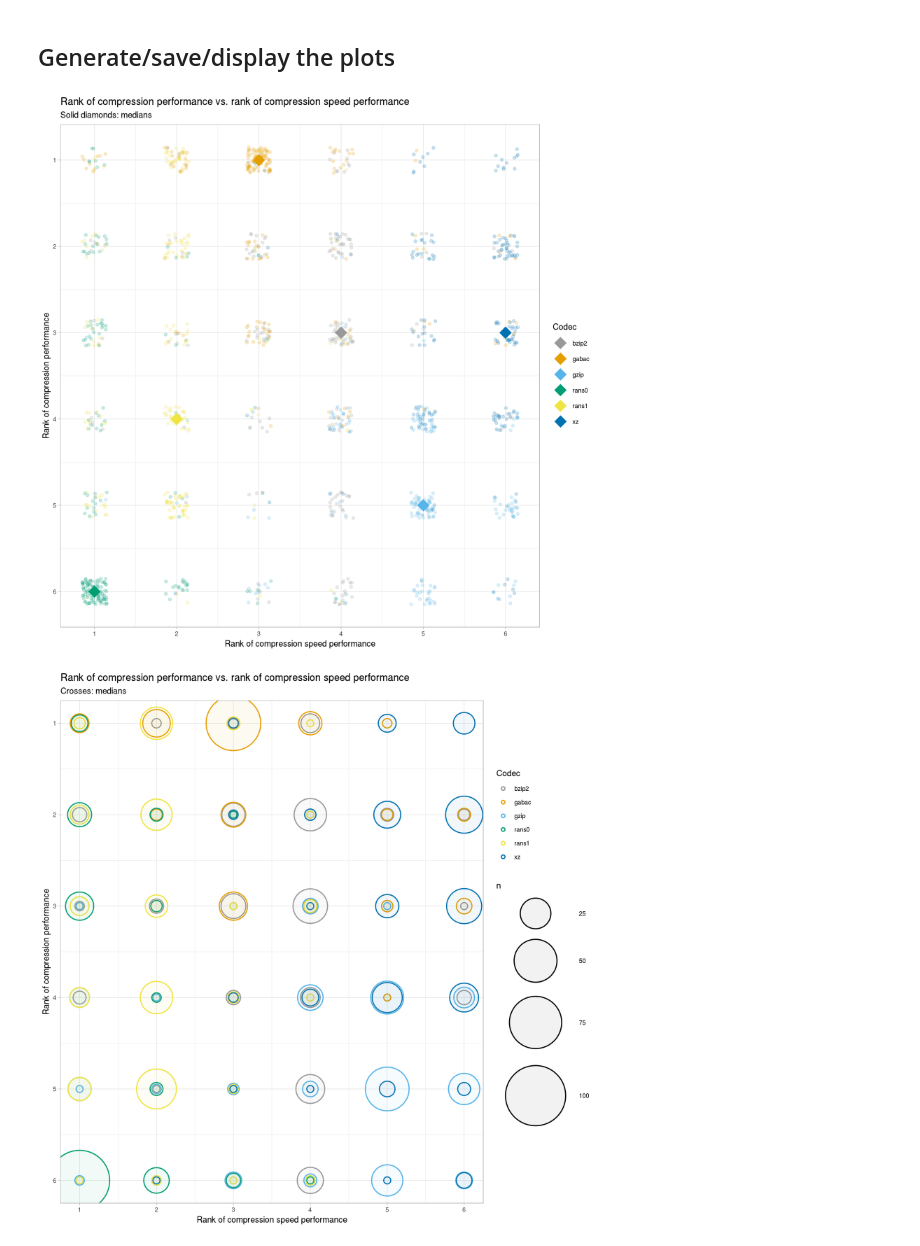
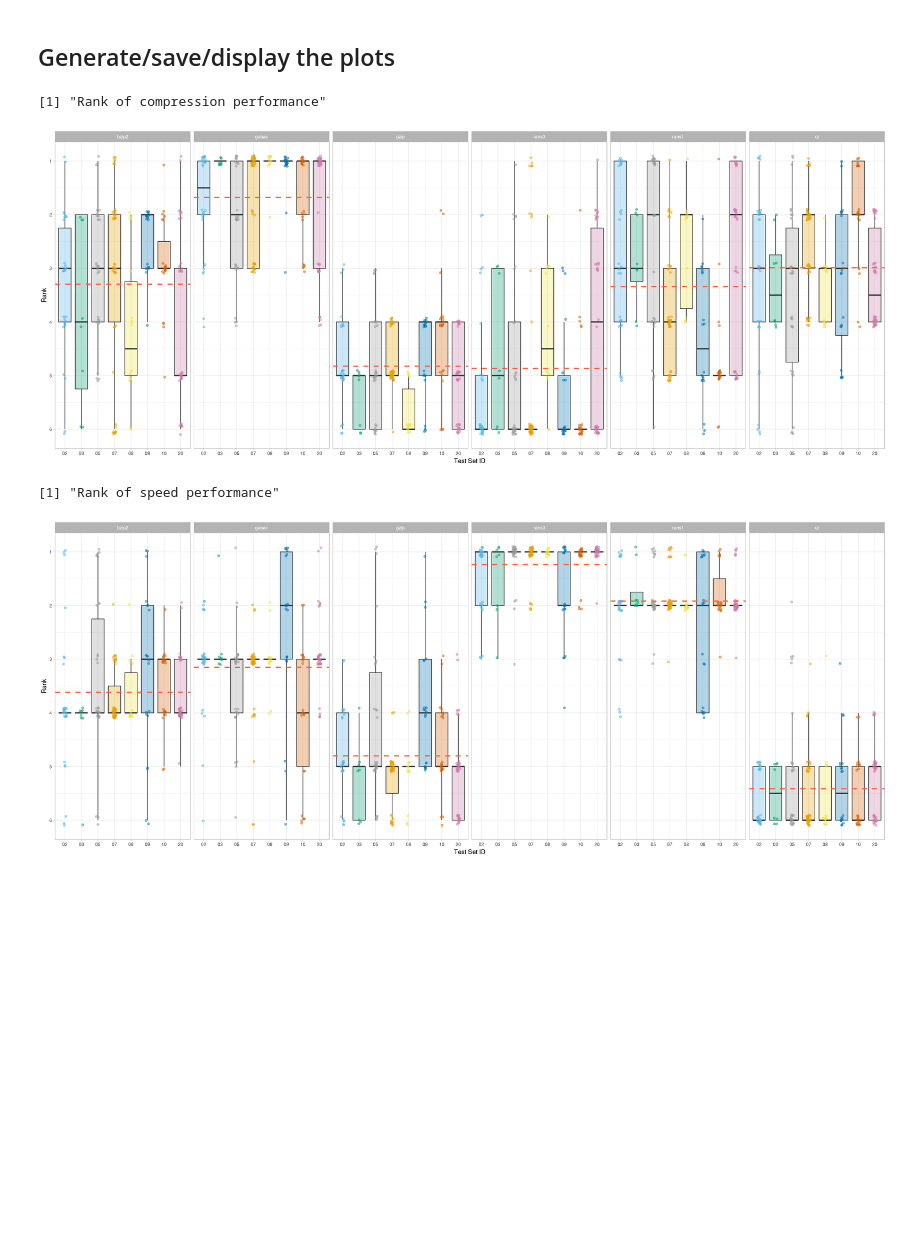
Before and after one commit to voges/gabac, a Jupyter notebook: scripts/codec_comparison/plots.ipynb, the cells around one changed output. Cells and saved outputs as stored; diff of their text form; code cells hidden in the pictures; blank space fills up the shorter version.

Commit message:
Update codec comparison

```diff
--- a/scripts/codec_comparison/plots.ipynb
+++ b/scripts/codec_comparison/plots.ipynb
@@ -10,7 +10,9 @@
 library("dplyr", warn.conflicts = FALSE)
 
 # Load the data
-dataframe = read.csv("mpeg-g-descriptor-streams_summary.csv")
+dataframe = read.csv("MPEG-G_streams_summary.csv")
+#dataframe = read.csv("CRAM_streams_summary.csv")
+#dataframe = read.csv("DeeZ_streams_summary.csv")
 
 # Compute a dataframe containing the medians
 tmp <- dataframe %>% dplyr::group_by(codec) %>% dplyr::summarize(median_compression_time = median(compression_time_s))
@@ -47,73 +49,79 @@ library("IRdisplay")
 pdf(NULL)
 
 # Color blind-friendly palette
-cbPalette <- c("#999999", "#E69F00", "#56B4E9", "#009E73", "#F0E442", "#0072B2", "#D55E00", "#CC79A7")
+cbPalette <- c("#56B4E9", "#009E73", "#999999", "#E69F00", "#F0E442", "#0072B2", "#D55E00", "#CC79A7")
 
 # Rank of compression performance vs. rank of speed performance v1
-ggplot2::ggplot(dataframe, aes(x = compression_speed_rank, y = compression_rank, color = codec)) +
-  ggplot2::geom_jitter(aes(color = as.factor(codec)), size = 1.5, width = 0.15, height = 0.15, alpha = 0.2) +
-  ggplot2::geom_point(data = medians, aes(x = median_compression_speed_rank, y = median_compression_rank), size = 7, shape = 18) +
-  ggplot2::scale_x_continuous(breaks = c(1:6), labels = c(1:6)) +
-  ggplot2::scale_y_reverse(breaks = c(1:6), labels = c(1:6)) +
-  ggplot2::guides(color = guide_legend(title = "Codec")) +
-  ggplot2::theme_light() +
-  ggplot2::scale_fill_manual(values = cbPalette) +
-  ggplot2::scale_colour_manual(values = cbPalette) +
-  ggplot2::labs(title = "Rank of compression performance vs. rank of compression speed performance", subtitle = "Solid diamonds: medians", x = "Rank of compression speed performance", y = "Rank of compression performance") +
-  ggplot2::ggsave(file = "Rank_of_compression_performance_vs_rank_of_compression_speed_performance_v1.png", width = 25, height = 25, units = "cm") +
-  ggplot2::ggsave(file = "Rank_of_compression_performance_vs_rank_of_compression_speed_performance_v1.pdf", width = 25, height = 25, units = "cm")
-display_png(file = "Rank_of_compression_performance_vs_rank_of_compression_speed_performance_v1.png")
+#print("Rank of compression performance vs. rank of speed performance v1")
+#ggplot2::ggplot(dataframe, aes(x = compression_speed_rank, y = compression_rank, color = codec)) +
+#  ggplot2::geom_jitter(aes(color = as.factor(codec)), size = 1.5, width = 0.15, height = 0.15, alpha = 0.2) +
+#  ggplot2::geom_point(data = medians, aes(x = median_compression_speed_rank, y = median_compression_rank), size = 7, shape = 18) +
+#  ggplot2::scale_x_continuous(breaks = c(1:6), labels = c(1:6)) +
+#  ggplot2::scale_y_reverse(breaks = c(1:6), labels = c(1:6)) +
+#  ggplot2::guides(color = guide_legend(title = "Codec")) +
+#  ggplot2::theme_light() +
+#  ggplot2::scale_fill_manual(values = cbPalette) +
+#  ggplot2::scale_colour_manual(values = cbPalette) +
+#  ggplot2::labs(title = "Rank of compression performance vs. rank of compression speed performance", subtitle = "Solid diamonds: medians", x = "Rank of compression speed performance", y = "Rank of compression performance") +
+#  ggplot2::ggsave(file = "Rank_of_compression_performance_vs_rank_of_compression_speed_performance_v1.png", width = 25, height = 25, units = "cm") +
+#  ggplot2::ggsave(file = "Rank_of_compression_performance_vs_rank_of_compression_speed_performance_v1.pdf", width = 25, height = 25, units = "cm")
+#display_png(file = "Rank_of_compression_performance_vs_rank_of_compression_speed_performance_v1.png")
 
 # Rank of compression performance vs. rank of speed performance v2
-ggplot2::ggplot(dataframe, aes(x = compression_speed_rank, y = compression_rank, color = codec)) +
-  ggplot2::geom_count(shape = 1, aes(size = ..n..), stroke = 1) +
-  ggplot2::geom_count(alpha = 0.05, shape = 16, aes(size = ..n..), stroke = 0) +
-  ggplot2::scale_size_area(max_size = 35) +
-  #ggplot2::geom_point(data = medians, aes(x = median_compression_speed_rank, y = median_compression_rank), size = 20, shape = 4, stroke = 1.5) +
-  ggplot2::scale_x_continuous(breaks = c(1:6), labels = c(1:6)) +
-  ggplot2::scale_y_reverse(breaks = c(1:6), labels = c(1:6)) +
-  ggplot2::guides(color = guide_legend(title = "Codec")) +
-  ggplot2::theme_light() +
-  ggplot2::scale_fill_manual(values = cbPalette) +
-  ggplot2::scale_colour_manual(values = cbPalette) +
-  ggplot2::labs(title = "Rank of compression performance vs. rank of compression speed performance", subtitle = "Crosses: medians", x = "Rank of compression speed performance", y = "Rank of compression performance") +
-  ggplot2::ggsave(file = "Rank_of_compression_performance_vs_rank_of_compression_speed_performance_v2.png", width = 25, height = 25, units = "cm") +
-  ggplot2::ggsave(file = "Rank_of_compression_performance_vs_rank_of_compression_speed_performance_v2.pdf", width = 25, height = 25, units = "cm")
-display_png(file = "Rank_of_compression_performance_vs_rank_of_compression_speed_performance_v2.png")
+#print("Rank of compression performance vs. rank of speed performance v2")
+#ggplot2::ggplot(dataframe, aes(x = compression_speed_rank, y = compression_rank, color = codec)) +
+#  ggplot2::geom_count(shape = 1, aes(size = ..n..), stroke = 1) +
+#  ggplot2::geom_count(alpha = 0.05, shape = 16, aes(size = ..n..), stroke = 0) +
+#  ggplot2::scale_size_area(max_size = 35) +
+#  #ggplot2::geom_point(data = medians, aes(x = median_compression_speed_rank, y = median_compression_rank), size = 20, shape = 4, stroke = 1.5) +
+#  ggplot2::scale_x_continuous(breaks = c(1:6), labels = c(1:6)) +
+#  ggplot2::scale_y_reverse(breaks = c(1:6), labels = c(1:6)) +
+#  ggplot2::guides(color = guide_legend(title = "Codec")) +
+#  ggplot2::theme_light() +
+#  ggplot2::scale_fill_manual(values = cbPalette) +
+#  ggplot2::scale_colour_manual(values = cbPalette) +
+#  ggplot2::labs(title = "Rank of compression performance vs. rank of compression speed performance", subtitle = "Crosses: medians", x = "Rank of compression speed performance", y = "Rank of compression performance") +
+#  ggplot2::ggsave(file = "Rank_of_compression_performance_vs_rank_of_compression_speed_performance_v2.png", width = 25, height = 25, units = "cm") +
+#  ggplot2::ggsave(file = "Rank_of_compression_performance_vs_rank_of_compression_speed_performance_v2.pdf", width = 25, height = 25, units = "cm")
+#display_png(file = "Rank_of_compression_performance_vs_rank_of_compression_speed_performance_v2.png")
 
 # Rank of compression performance
+print("Rank of compression performance")
 ggplot2::ggplot(dataframe, aes(x = as.factor(test_set), y = compression_rank)) +
   ggplot2::geom_boxplot(aes(fill = as.factor(test_set)), outlier.shape = NA, alpha = 0.3) +
   ggplot2::geom_jitter(aes(color = as.factor(test_set)), size = 1.5, width = 0.1, height = 0.1, alpha = 0.5) +
   ggplot2::geom_hline(data = means, aes(yintercept = mean_compression_rank), linetype = "dashed", color = "tomato", size = 1) +
   ggplot2::scale_x_discrete(labels = function(x) stringr::str_pad(x, width = 2, pad = "0")) +
   ggplot2::scale_y_reverse(breaks = c(1:6), labels = c(1:6)) +
   ggplot2::facet_grid(cols = vars(codec)) +
   ggplot2::theme_light() +
   ggplot2::scale_fill_manual(values = cbPalette) +
   ggplot2::scale_colour_manual(values = cbPalette) +
   ggplot2::theme(legend.position = "none") +
-  ggplot2::labs(title = "Rank of compression performance", subtitle = "Different boxes: codecs", x = "Test Set ID", y = "Rank") +
+  ggplot2::labs(x = "Test Set ID", y = "Rank") +
   ggplot2::ggsave(file = "Rank_of_compression_performance.png", width = 50, height = 20, units = "cm") +
   ggplot2::ggsave(file = "Rank_of_compression_performance.pdf", width = 50, height = 20, units = "cm")
 display_png(file = "Rank_of_compression_performance.png")
 
 # Rank of speed performance
+print("Rank of speed performance")
 ggplot2::ggplot(dataframe, aes(x = as.factor(test_set), y = compression_speed_rank)) +
   ggplot2::geom_boxplot(aes(fill = as.factor(test_set)), outlier.shape = NA, alpha = 0.3) +
   ggplot2::geom_jitter(aes(color = as.factor(test_set)), size = 1.5, width = 0.1, height = 0.1, alpha = 0.5) +
   ggplot2::geom_hline(data = means, aes(yintercept = mean_compression_speed_rank), linetype = "dashed", color = "tomato", size = 1) +
   ggplot2::scale_x_discrete(labels = function(x) stringr::str_pad(x, width = 2, pad = "0")) +
   ggplot2::scale_y_reverse(breaks = c(1:6), labels = c(1:6)) +
   ggplot2::facet_grid(cols = vars(codec)) +
   ggplot2::theme_light() +
   ggplot2::scale_fill_manual(values = cbPalette) +
   ggplot2::scale_colour_manual(values = cbPalette) +
   ggplot2::theme(legend.position = "none") +
-  ggplot2::labs(title = "Rank of compression speed performance", subtitle = "Different boxes: codecs", x = "Test Set ID", y = "Rank") +
+  ggplot2::labs(x = "Test Set ID", y = "Rank") +
   ggplot2::ggsave(file = "Rank_of_compression_speed_performance.png", width = 50, height = 20, units = "cm") +
   ggplot2::ggsave(file = "Rank_of_compression_speed_performance.pdf", width = 50, height = 20, units = "cm")
 display_png(file = "Rank_of_compression_speed_performance.png")
 # %% [output]
+[1] "Rank of compression performance"
-[figure, old version]
+[figure, new version]
+[1] "Rank of speed performance"
-[figure, old version]
+[figure, new version]
```
Also changed, not shown: parts of 1 cell of this notebook, 2 other files.
